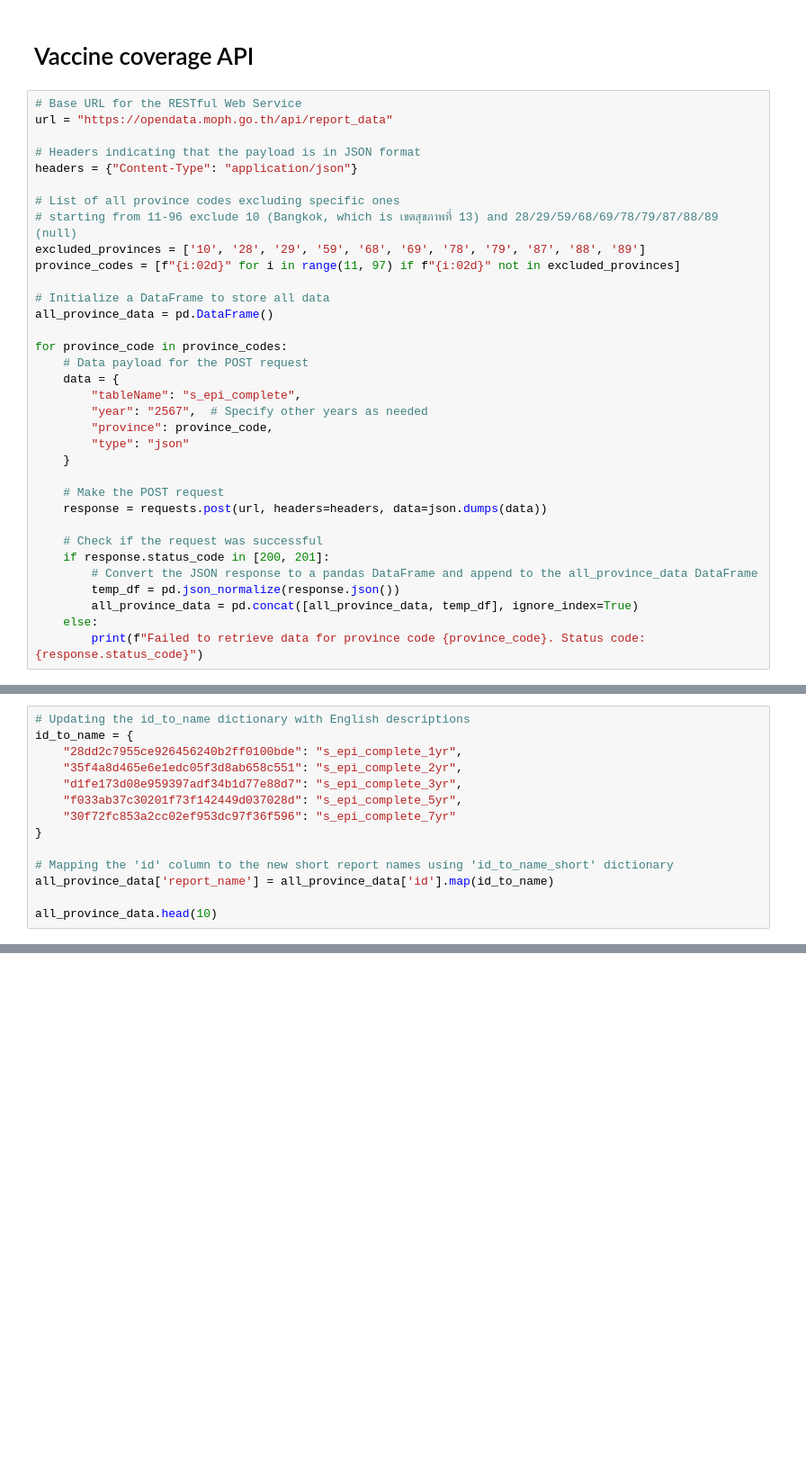
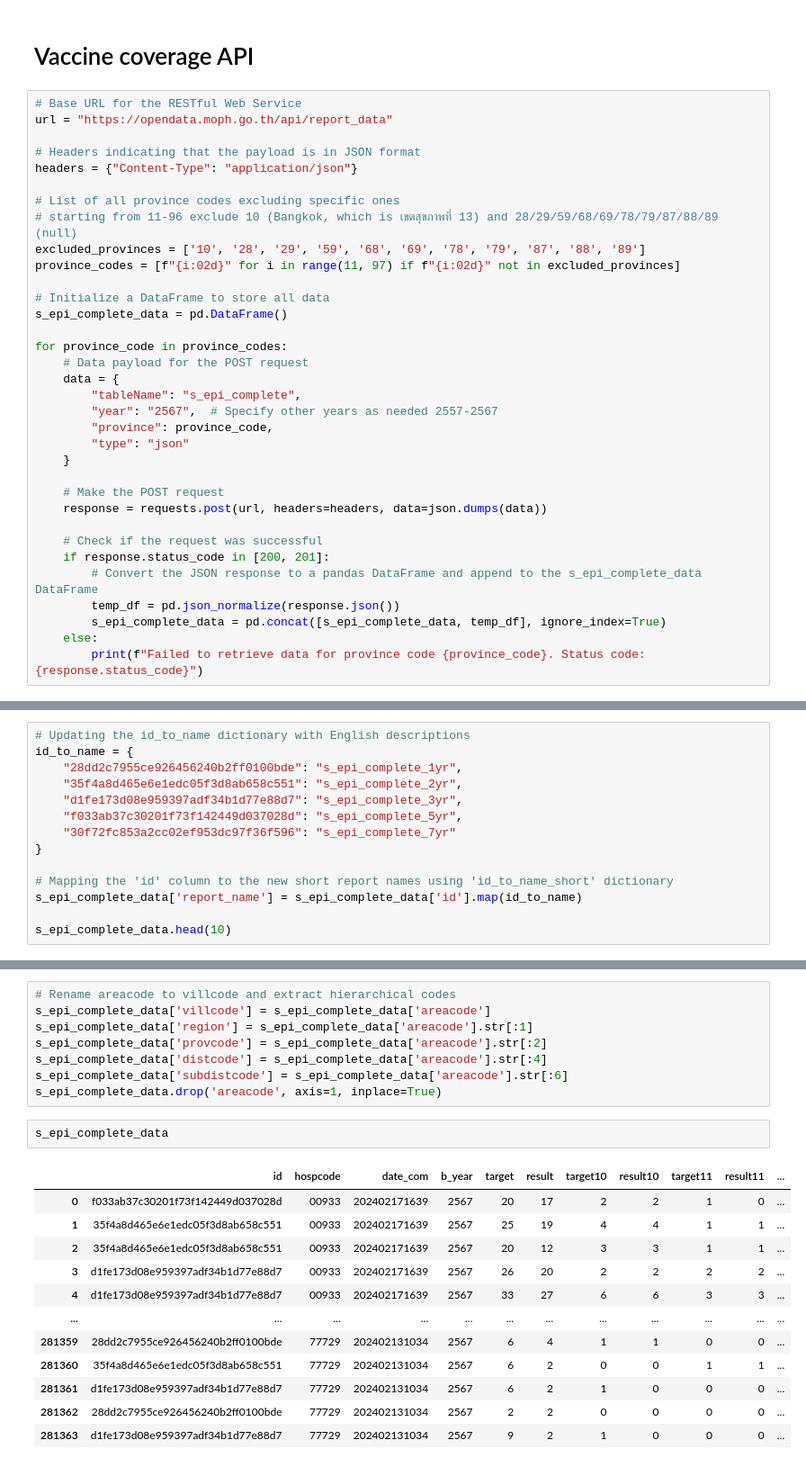
Before and after one commit to vk-poonyakanok/s_epi_complete, a Jupyter notebook: s_epi_complete.ipynb, the cells around one changed output, grey strips where cells are left out. Shown at 90% size. Drawn from its saved outputs; the diff is of its cells as text; blank space fills up the shorter version.

```diff
--- a/s_epi_complete.ipynb
+++ b/s_epi_complete.ipynb
@@ -453,13 +481,13 @@ excluded_provinces = ['10', '28', '29', '59', '68', '69', '78', '79', '87', '88'
 province_codes = [f"{i:02d}" for i in range(11, 97) if f"{i:02d}" not in excluded_provinces]
 
 # Initialize a DataFrame to store all data
-all_province_data = pd.DataFrame()
+s_epi_complete_data = pd.DataFrame()
 
 for province_code in province_codes:
     # Data payload for the POST request
     data = {
         "tableName": "s_epi_complete",
-        "year": "2567",  # Specify other years as needed
+        "year": "2567",  # Specify other years as needed 2557-2567
         "province": province_code,
         "type": "json"
     }
@@ -469,8 +497,8 @@ for province_code in province_codes:
 
     # Check if the request was successful
     if response.status_code in [200, 201]:
-        # Convert the JSON response to a pandas DataFrame and append to the all_province_data DataFrame
+        # Convert the JSON response to a pandas DataFrame and append to the s_epi_complete_data DataFrame
         temp_df = pd.json_normalize(response.json())
-        all_province_data = pd.concat([all_province_data, temp_df], ignore_index=True)
+        s_epi_complete_data = pd.concat([s_epi_complete_data, temp_df], ignore_index=True)
     else:
         print(f"Failed to retrieve data for province code {province_code}. Status code: {response.status_code}")
@@ -516,9 +540,9 @@ id_to_name = {
 }
 
 # Mapping the 'id' column to the new short report names using 'id_to_name_short' dictionary
-all_province_data['report_name'] = all_province_data['id'].map(id_to_name)
+s_epi_complete_data['report_name'] = s_epi_complete_data['id'].map(id_to_name)
 
-all_province_data.head(10)
+s_epi_complete_data.head(10)
 # %% [output]
 |  | id | hospcode | areacode | date_com | b_year | target | result | target10 | result10 | target11 | ... |
 | 0 | f033ab37c30201f73f142449d037028d | 00933 | 11010204 | 202402171639 | 2567 | 20 | 17 | 2 | 2 | 1 | ... |
@@ -588,0 +593,23 @@ plt.show()
+# %%
+# Rename areacode to villcode and extract hierarchical codes
+s_epi_complete_data['villcode'] = s_epi_complete_data['areacode']
+s_epi_complete_data['region'] = s_epi_complete_data['areacode'].str[:1]
+s_epi_complete_data['provcode'] = s_epi_complete_data['areacode'].str[:2]
+s_epi_complete_data['distcode'] = s_epi_complete_data['areacode'].str[:4]
+s_epi_complete_data['subdistcode'] = s_epi_complete_data['areacode'].str[:6]
+s_epi_complete_data.drop('areacode', axis=1, inplace=True)
+# %%
+s_epi_complete_data
+# %% [output]
+|  | id | hospcode | date_com | b_year | target | result | target10 | result10 | target11 | result11 | ... |
+| 0 | f033ab37c30201f73f142449d037028d | 00933 | 202402171639 | 2567 | 20 | 17 | 2 | 2 | 1 | 0 | ... |
+| 1 | 35f4a8d465e6e1edc05f3d8ab658c551 | 00933 | 202402171639 | 2567 | 25 | 19 | 4 | 4 | 1 | 1 | ... |
+| 2 | 35f4a8d465e6e1edc05f3d8ab658c551 | 00933 | 202402171639 | 2567 | 20 | 12 | 3 | 3 | 1 | 1 | ... |
+| 3 | d1fe173d08e959397adf34b1d77e88d7 | 00933 | 202402171639 | 2567 | 26 | 20 | 2 | 2 | 2 | 2 | ... |
+| 4 | d1fe173d08e959397adf34b1d77e88d7 | 00933 | 202402171639 | 2567 | 33 | 27 | 6 | 6 | 3 | 3 | ... |
+| ... | ... | ... | ... | ... | ... | ... | ... | ... | ... | ... | ... |
+| 281359 | 28dd2c7955ce926456240b2ff0100bde | 77729 | 202402131034 | 2567 | 6 | 4 | 1 | 1 | 0 | 0 | ... |
+| 281360 | 35f4a8d465e6e1edc05f3d8ab658c551 | 77729 | 202402131034 | 2567 | 6 | 2 | 0 | 0 | 1 | 1 | ... |
+| 281361 | d1fe173d08e959397adf34b1d77e88d7 | 77729 | 202402131034 | 2567 | 6 | 2 | 1 | 0 | 0 | 0 | ... |
+| 281362 | 28dd2c7955ce926456240b2ff0100bde | 77729 | 202402131034 | 2567 | 2 | 2 | 0 | 0 | 0 | 0 | ... |
+| 281363 | d1fe173d08e959397adf34b1d77e88d7 | 77729 | 202402131034 | 2567 | 9 | 2 | 1 | 0 | 0 | 0 | ... |
```
Also changed, not shown: parts of 21 cells of this notebook, 19 other files.
